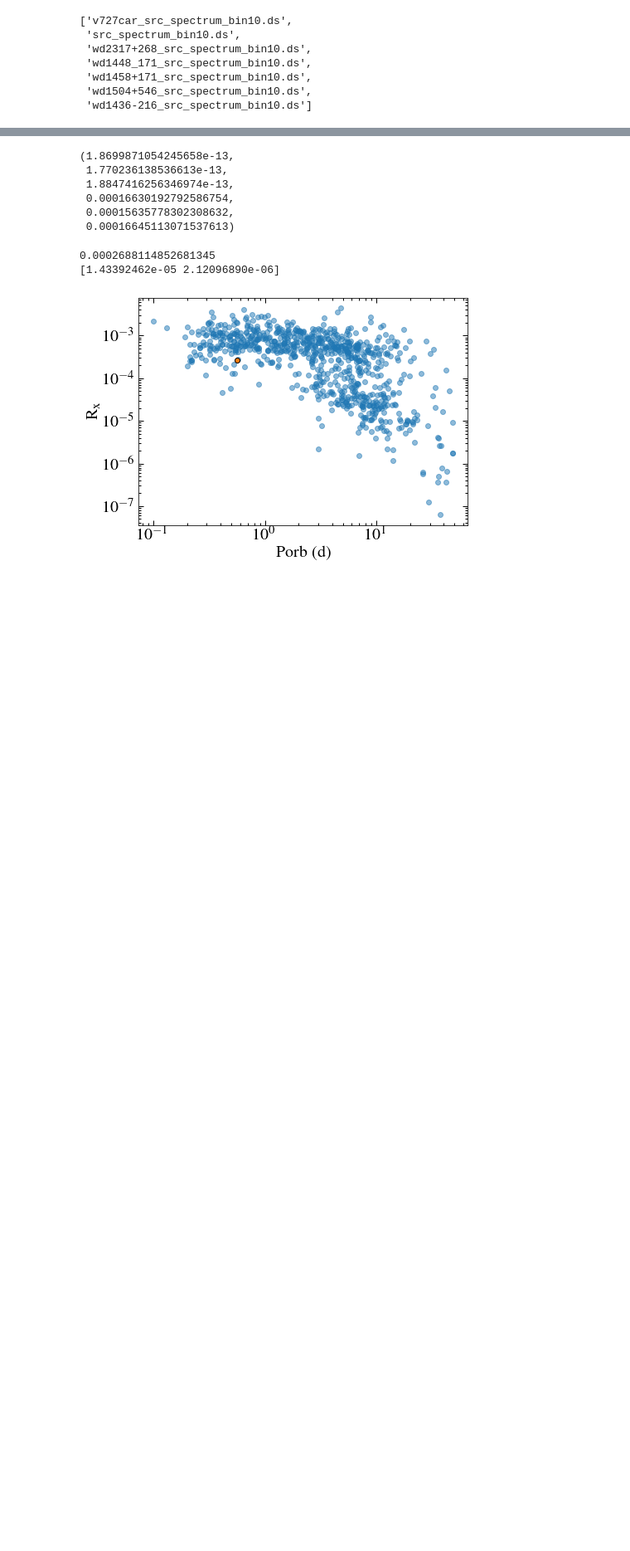
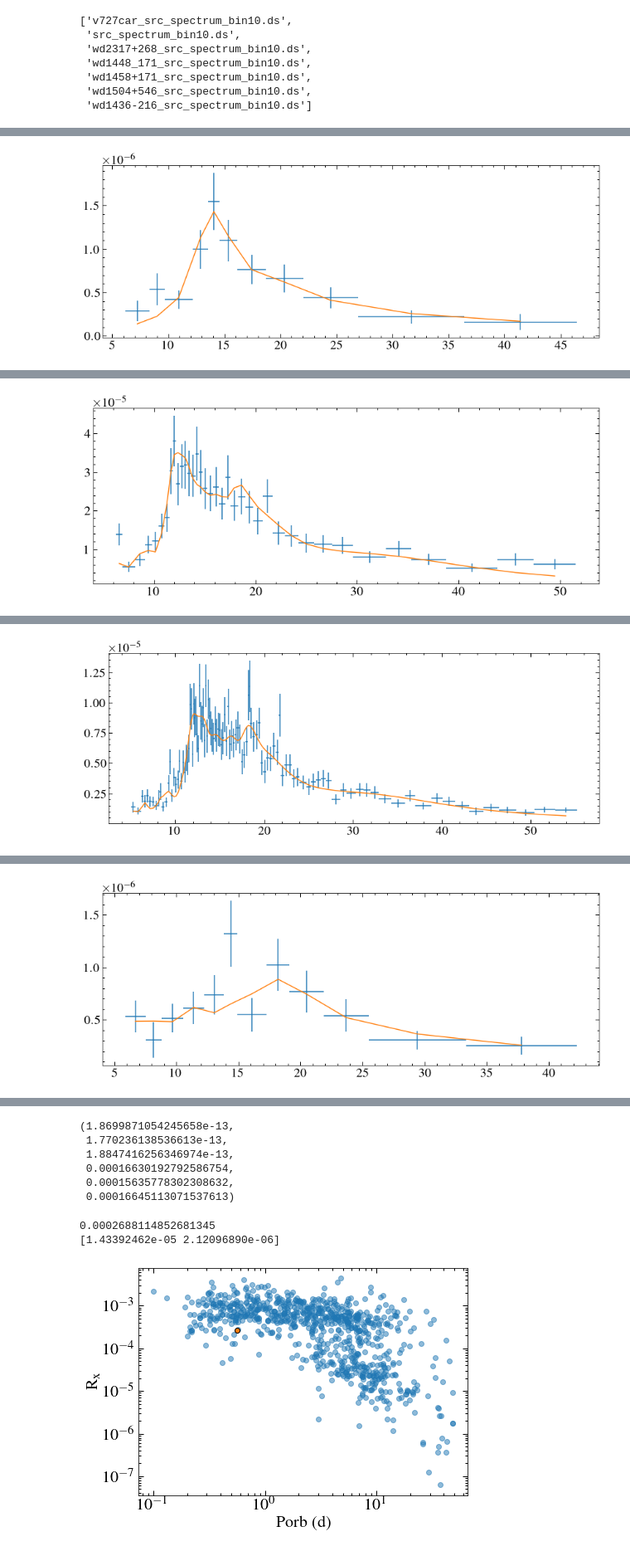
Before and after one commit to davidjwilson/pceb, a Jupyter notebook: xmm/all/all_xspec.ipynb, the cells around one changed output, grey strips where cells are left out. Shown: that part at 83% size. Saved outputs shown, nothing was run; the diff lists cells and outputs as text; code cells hidden in the pictures; blank space fills up the shorter version.

```diff
--- a/xmm/all/all_xspec.ipynb
+++ b/xmm/all/all_xspec.ipynb
@@ -194,3 +209,70 @@ Test statistic : Chi-Squared                    1.69     using 7 bins.
 ... (3 outputs left out)
 # %%
-# plt.errorbar(wave, rates, xerr=bins, yerr=error, ls='none')
+napec = [2,2,2,2,1,1,1]
+fluxes = []
+fluxes_eu = []
+fluxes_el = []
+
+
+for i, star in enumerate(stars):
+    print(star)
+
+    s = Spectrum('{}_src_spectrum_bin{}.ds'.format(star, specbins[i]), backFile='{}_bkg_spectrum_grp.ds'.format(star), respFile='{}_response_grp.rmf'.format(star))#, arfFile='{}_EMOS1.arf'.format(star))
+    # s.background = '{}_bkg_spectrum_grp.ds'.format(star)
+    # s.response = '{}_response_grp.rmf'.format(star)
+    # # s.response.arf = '{}_EMOS1.arf'.format(star)
+
+    Plot('data')
+    Plot.xAxis='angstrom'
+    s.ignore('**-5.0 60.0-**')
+
+
+
+    Plot.perHz=False
+    Plot.area=True
+    Plot('data')
+
+    wave = Plot.x()
+    rates = Plot.y()
+    bins = Plot.xErr()
+    error = Plot.yErr()
+
+    plt.errorbar(wave, rates, xerr=bins, yerr=error, ls='none')
+    AllModels.setEnergies("0.3 10")
+
+
+    # plt.errorbar(wave, rates)
+    if napec[i] == 1:
+        mod = Model('apec*phabs', setPars={1:1, 2:0.4, 5:1e-3})
+        mod.phabs.nH.frozen = True
+        Fit.renorm()
+        Fit.perform()
+        Plot('data')
+        folded = Plot.model()
+        plt.plot(wave, folded)
+
+
+    else:
+
+        mod2 = Model('phabs*(apec+apec)', setPars={1:1e-3, 2:1,3:0.4,6:0.5, 7:0.4})
+        mod2.phabs.nH.frozen = True
+        Fit.renorm()
+        Fit.perform()
+        Plot('data')
+        folded = Plot.model()
+        plt.plot(wave, folded)
+
+    flux = AllModels.calcFlux(".3 10 err")
+    print(flux)
+    plt.show()
+    # s.flux[0]*u.erg/u.cm**2/u.s, (s.flux[0]-s.flux[1])*u.erg/u.cm**2/u.s, (s.flux[2]-s.flux[0])*u.erg/u.cm**2/u.s
+
+    fluxes.append(s.flux[0])
+    fluxes_eu.append(s.flux[2]-s.flux[0])
+    fluxes_el.append(s.flux[0]-s.flux[1])
+
+
+    DataManager.clear(s)
+
+# print(napec)
+# %% [output]
@@ -196,0 +296 @@ Test statistic : Chi-Squared                    1.69     using 7 bins.
+[figure, added]
@@ -196,0 +314 @@ Test statistic : Chi-Squared                    1.69     using 7 bins.
+[figure, added]
@@ -196,0 +332 @@ Test statistic : Chi-Squared                    1.69     using 7 bins.
+[figure, added]
@@ -196,0 +350 @@ Test statistic : Chi-Squared                    1.69     using 7 bins.
+[figure, added]
```
Also changed, not shown: parts of 5 cells of this notebook, 2 other files.
